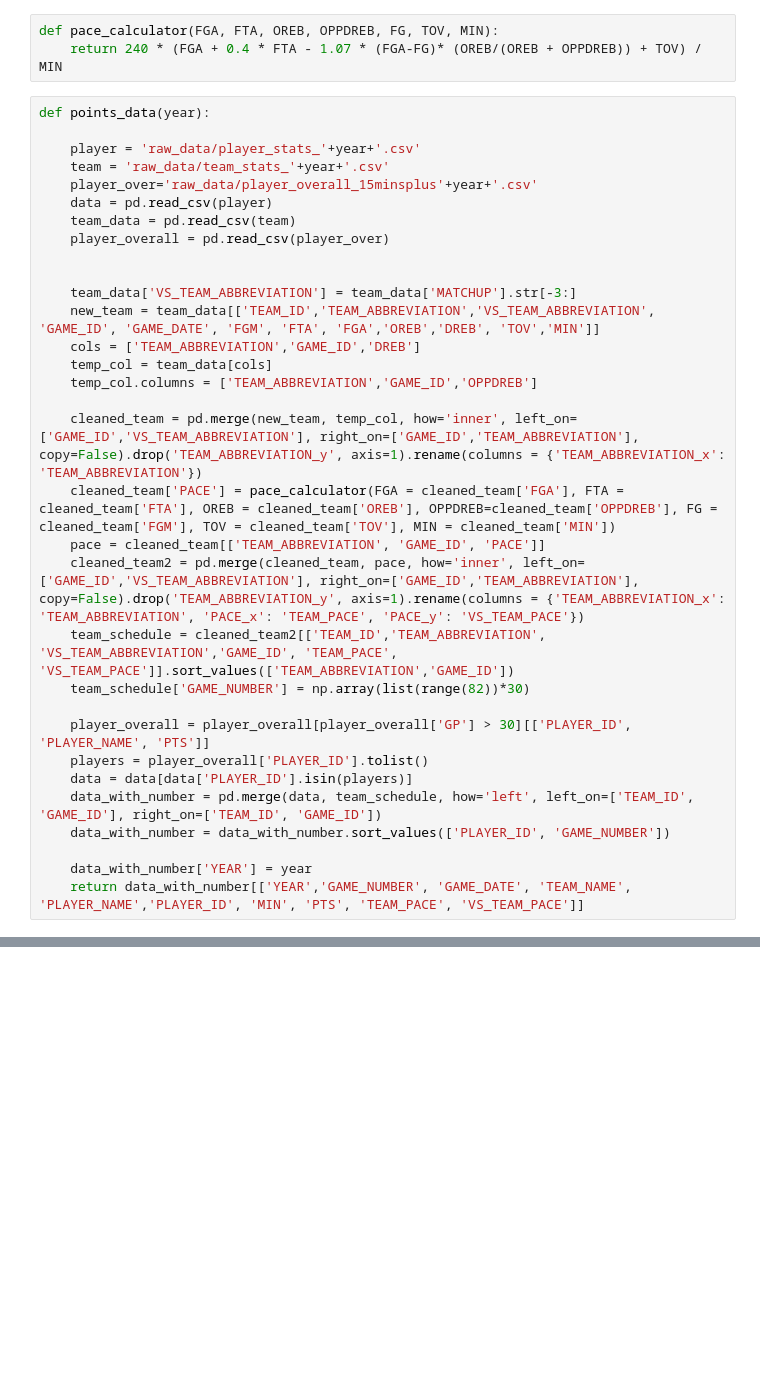
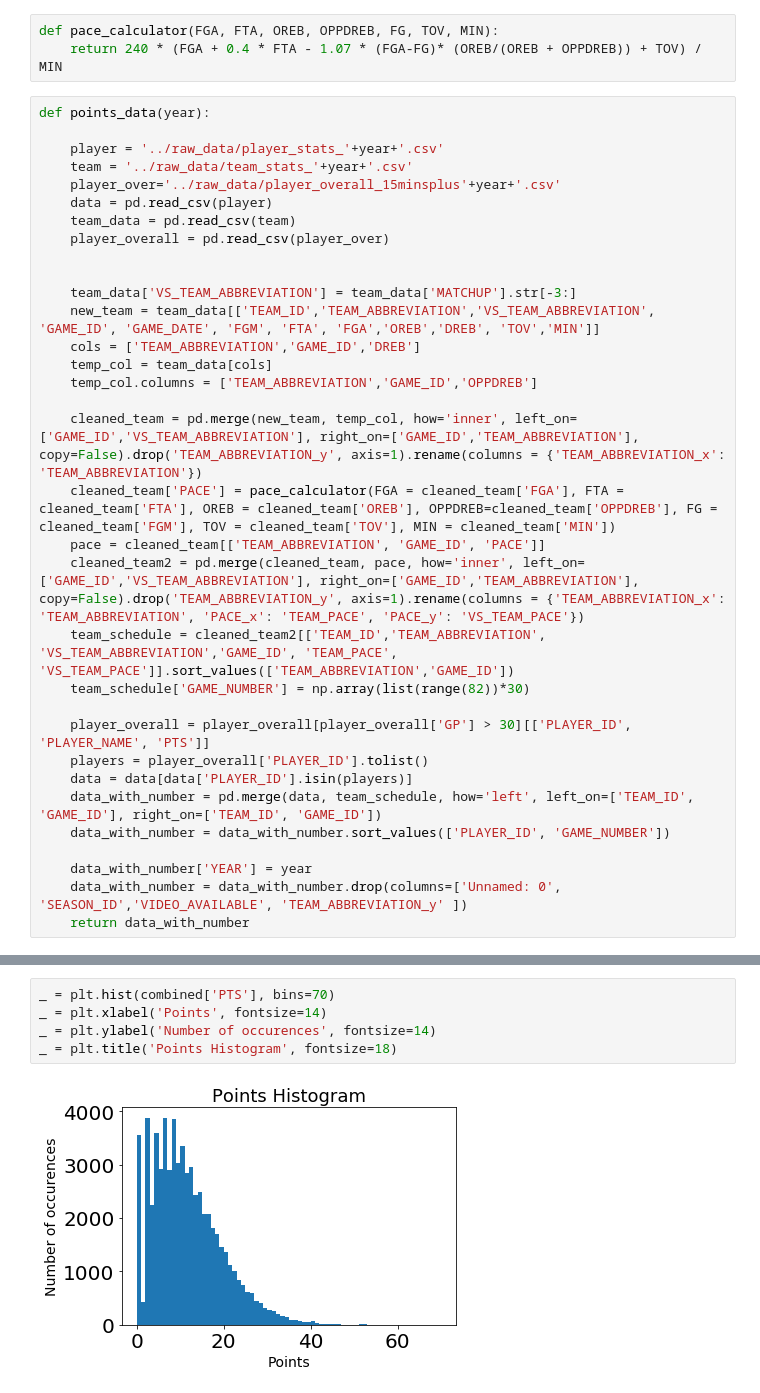
Before and after one commit to btsao604/Capstone_1, a Jupyter notebook: Data_Storytelling/Data_Storytelling.ipynb, the cells around one changed output, grey strips where cells are left out. Cells and saved outputs as stored; diff of their text form; blank space fills up the shorter version.

Commit message:
Finishing up Data Storytelling

```diff
--- a/Data_Storytelling/Data_Storytelling.ipynb
+++ b/Data_Storytelling/Data_Storytelling.ipynb
@@ -9,9 +24,9 @@ def pace_calculator(FGA, FTA, OREB, OPPDREB, FG, TOV, MIN):
 # %%
 def points_data(year):
 
-    player = 'raw_data/player_stats_'+year+'.csv'
-    team = 'raw_data/team_stats_'+year+'.csv'
-    player_over='raw_data/player_overall_15minsplus'+year+'.csv'
+    player = '../raw_data/player_stats_'+year+'.csv'
+    team = '../raw_data/team_stats_'+year+'.csv'
+    player_over='../raw_data/player_overall_15minsplus'+year+'.csv'
     data = pd.read_csv(player)
     team_data = pd.read_csv(team)
     player_overall = pd.read_csv(player_over)
@@ -37,7 +52,8 @@ def points_data(year):
     data_with_number = data_with_number.sort_values(['PLAYER_ID', 'GAME_NUMBER'])
 
     data_with_number['YEAR'] = year
-    return data_with_number[['YEAR','GAME_NUMBER', 'GAME_DATE', 'TEAM_NAME', 'PLAYER_NAME','PLAYER_ID', 'MIN', 'PTS', 'TEAM_PACE', 'VS_TEAM_PACE']]
+    data_with_number = data_with_number.drop(columns=['Unnamed: 0', 'SEASON_ID','VIDEO_AVAILABLE', 'TEAM_ABBREVIATION_y' ])
+    return data_with_number
 # %%
 points_2014 = points_data('2014-15')
 points_2015 = points_data('2015-16')
@@ -61,0 +80,7 @@ p = stats.pearsonr(combined_less45['PTS'], combined_less45['TEAM_PACE'])
+# %%
+_ = plt.hist(combined['PTS'], bins=70)
+_ = plt.xlabel('Points', fontsize=14)
+_ = plt.ylabel('Number of occurences', fontsize=14)
+_ = plt.title('Points Histogram', fontsize=18)
+# %% [output]
+[figure, added]
```
Also changed, not shown: parts of 14 cells of this notebook.
